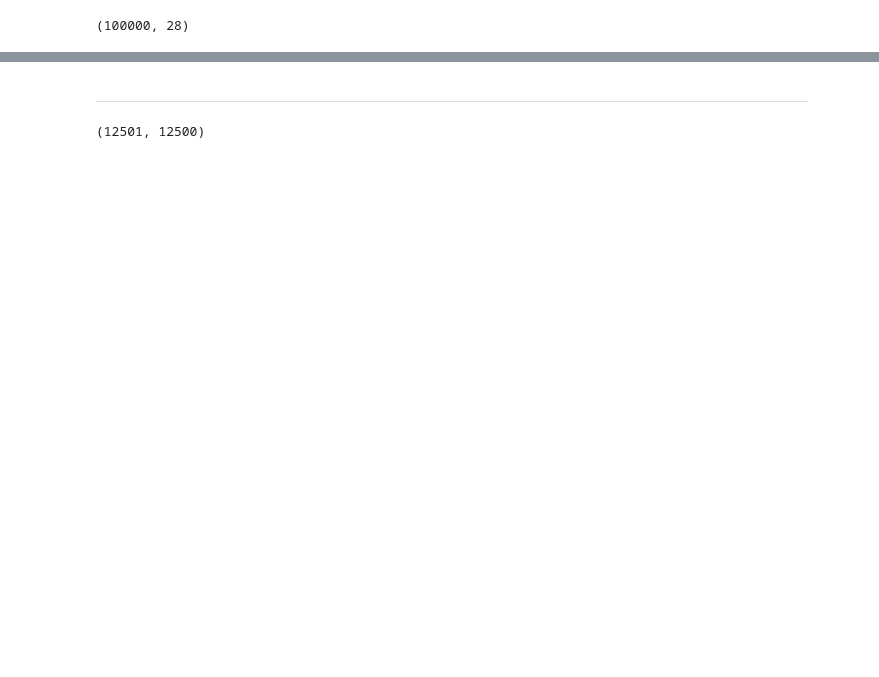
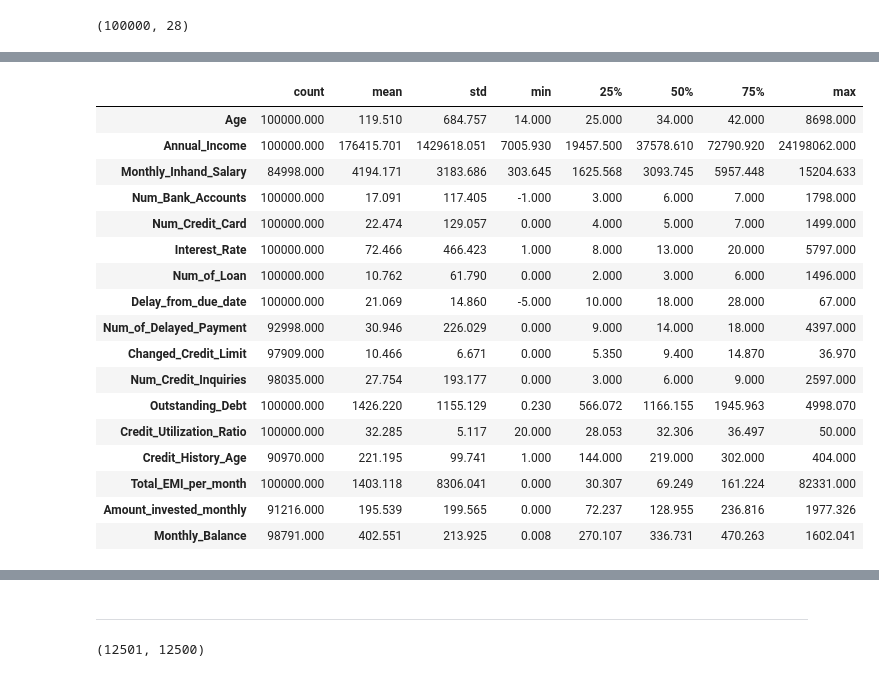
Before and after one commit to imirghania/Credit_Classification_project, a Jupyter notebook: credit_cls_Data_Cleansing.ipynb, the cells around one changed output, grey strips where cells are left out. Cells and saved outputs as stored; diff of their text form; code cells hidden in the pictures; blank space fills up the shorter version.

```diff
--- a/credit_cls_Data_Cleansing.ipynb
+++ b/credit_cls_Data_Cleansing.ipynb
@@ -296,0 +105,3 @@ dtype: bool
+# %%
+cols_to_num = ['Age', 'Annual_Income', 'Num_of_Loan', 'Num_of_Delayed_Payment', 'Changed_Credit_Limit',
+       'Outstanding_Debt', 'Amount_invested_monthly', 'Monthly_Balance']
@@ -296,0 +140,19 @@ dtype: bool
+# %%
+strange_vals_mapping = {'__-333333333333333333333333333__': pd.NA,
+                        '__10000__': pd.NA}
+# %%
+def sanitize_numeric_series(s:pd.Series):
+    return s.str.replace(r'[^0-9.]', '', regex=True)
+# %%
+df2 = (
+    df.Credit_History_Age.str.extract(r'(\d+) Years and (\d+) Months')
+    .rename(columns={0:'Credit_History_Years', 1:'Credit_History_Months'})
+    .pipe(lambda df_: pd.concat([df, df_], axis=1))
+    .assign(**{c: lambda df_, c=c: pd.to_numeric(df_[c]) for c in ['Credit_History_Years', 'Credit_History_Months']})
+    .assign( Credit_History_Age = lambda df_: df_.Credit_History_Years*12 + df_.Credit_History_Months)
+    .pipe(lambda df_: df_.drop(['Credit_History_Years', 'Credit_History_Months'], axis=1))
+    .assign(**{c: lambda df_, c=c: df_[c].replace(strange_vals_mapping) for c in cols_to_num})
+    .assign(**{c: lambda df_, c=c: sanitize_numeric_series(df_[c]) for c in cols_to_num})
+    .assign(**{c: lambda df_, c=c: df_[c].replace('', pd.NA) for c in cols_to_num})
+    .assign(**{c: lambda df_, c=c: pd.to_numeric(df_[c]) for c in cols_to_num})
+)
@@ -296,0 +179,21 @@ dtype: bool
+# %%
+pd_utils.display_df_desc(df2)
+# %% [output]
+|  | count | mean | std | min | 25% | 50% | 75% | max |
+| Age | 100000.000 | 119.510 | 684.757 | 14.000 | 25.000 | 34.000 | 42.000 | 8698.000 |
+| Annual_Income | 100000.000 | 176415.701 | 1429618.051 | 7005.930 | 19457.500 | 37578.610 | 72790.920 | 24198062.000 |
+| Monthly_Inhand_Salary | 84998.000 | 4194.171 | 3183.686 | 303.645 | 1625.568 | 3093.745 | 5957.448 | 15204.633 |
+| Num_Bank_Accounts | 100000.000 | 17.091 | 117.405 | -1.000 | 3.000 | 6.000 | 7.000 | 1798.000 |
+| Num_Credit_Card | 100000.000 | 22.474 | 129.057 | 0.000 | 4.000 | 5.000 | 7.000 | 1499.000 |
+| Interest_Rate | 100000.000 | 72.466 | 466.423 | 1.000 | 8.000 | 13.000 | 20.000 | 5797.000 |
+| Num_of_Loan | 100000.000 | 10.762 | 61.790 | 0.000 | 2.000 | 3.000 | 6.000 | 1496.000 |
+| Delay_from_due_date | 100000.000 | 21.069 | 14.860 | -5.000 | 10.000 | 18.000 | 28.000 | 67.000 |
+| Num_of_Delayed_Payment | 92998.000 | 30.946 | 226.029 | 0.000 | 9.000 | 14.000 | 18.000 | 4397.000 |
+| Changed_Credit_Limit | 97909.000 | 10.466 | 6.671 | 0.000 | 5.350 | 9.400 | 14.870 | 36.970 |
+| Num_Credit_Inquiries | 98035.000 | 27.754 | 193.177 | 0.000 | 3.000 | 6.000 | 9.000 | 2597.000 |
+| Outstanding_Debt | 100000.000 | 1426.220 | 1155.129 | 0.230 | 566.072 | 1166.155 | 1945.963 | 4998.070 |
+| Credit_Utilization_Ratio | 100000.000 | 32.285 | 5.117 | 20.000 | 28.053 | 32.306 | 36.497 | 50.000 |
+| Credit_History_Age | 90970.000 | 221.195 | 99.741 | 1.000 | 144.000 | 219.000 | 302.000 | 404.000 |
+| Total_EMI_per_month | 100000.000 | 1403.118 | 8306.041 | 0.000 | 30.307 | 69.249 | 161.224 | 82331.000 |
+| Amount_invested_monthly | 91216.000 | 195.539 | 199.565 | 0.000 | 72.237 | 128.955 | 236.816 | 1977.326 |
+| Monthly_Balance | 98791.000 | 402.551 | 213.925 | 0.008 | 270.107 | 336.731 | 470.263 | 1602.041 |
```
Also changed, not shown: parts of 310 cells of this notebook.
